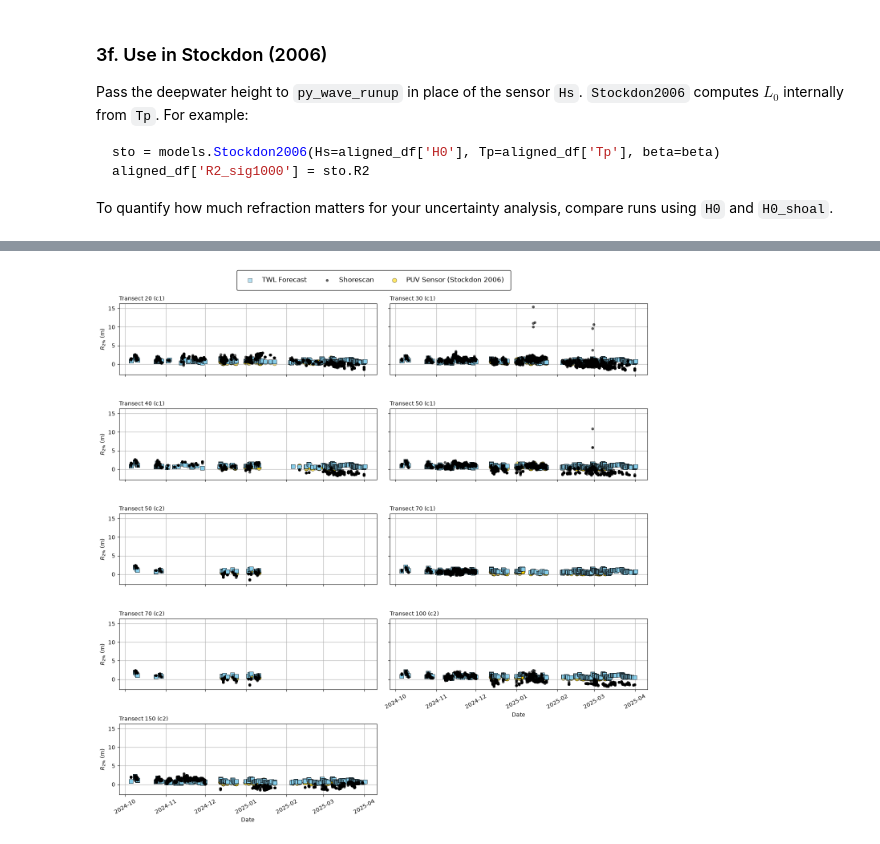
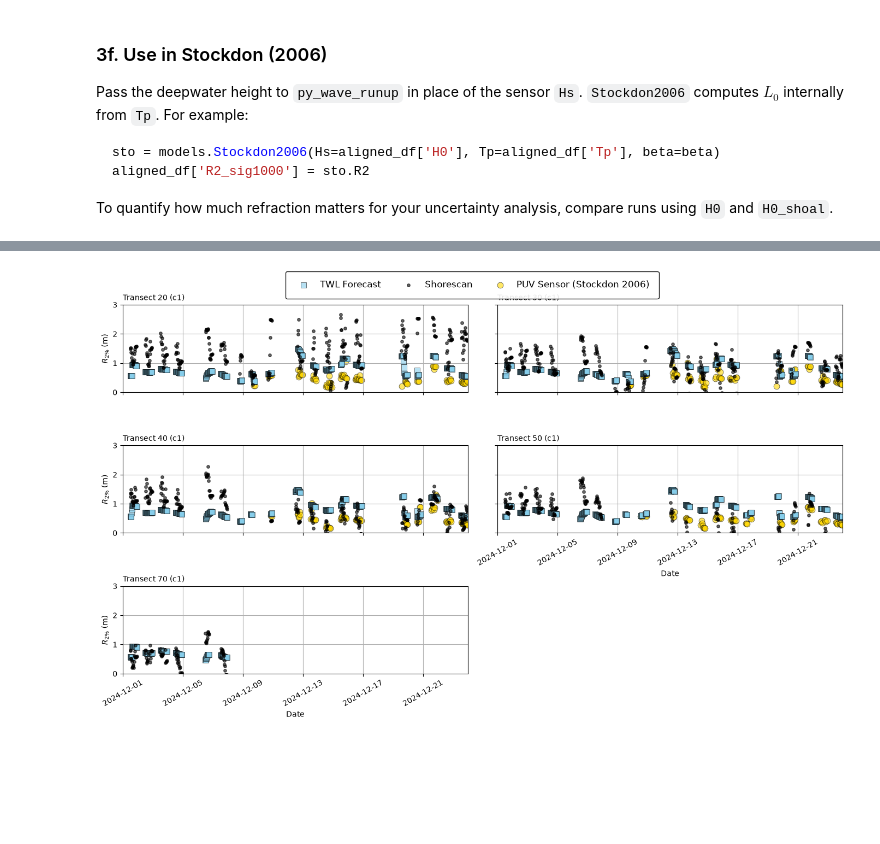
Before and after one commit to cvolpano/PUVprocessing_usgs, a Jupyter notebook: Scripts/TWL_SS_Stockdon2006_runup.ipynb, the cells around one changed output, grey strips where cells are left out. Drawn from its saved outputs; the diff is of its cells as text; code cells hidden in the pictures; blank space fills up the shorter version.

Commit message:
Updated Runup plotting scripts

```diff
--- a/Scripts/TWL_SS_Stockdon2006_runup.ipynb
+++ b/Scripts/TWL_SS_Stockdon2006_runup.ipynb
@@ -17,8 +17,8 @@ from py_wave_runup import models
 ## 1. Load Data Files
 # %%
 
-SS_PATH = "E:\\results_11122026\\processed\\Shorescan_TWL_viewer_noVdatum_all-batches.csv"
-PUV_PATH = "C:\\Users\\cvolp\\shorescan_processing\\DATA\\sig1000_waves_ALL.csv"
+SS_PATH = "C:\\Users\\cvolp\\shorescan_processing\\output_plots\\Dec_2024_noTWLrecompute\\processed\\Shorescan_TWL_viewer_Dec_2024_noTWLrecompute_20241201-20241231.csv"
+PUV_PATH = "..\\..\\shorescan_processing\\DATA\\sig1000_waves_ALL.csv"
 
 # Load Shorescan Output
 df_ss=pd.read_csv(SS_PATH)
@@ -381,16 +435,33 @@ def get_var(df, var):
     if var not in df.columns.get_level_values("variable"):
         return pd.DataFrame(index=df.index)        # nothing to plot, no crash
     return df.xs(var, axis=1, level="variable")    # cols: (transect, camera)
+lng = len(df_puv)
 
+keys = list(aligned_df.keys())
+print(keys)
+print(list(df_puv))
+beta = 0.1
+beta_ln = [beta]*lng
 
-r2 = get_var(aligned_df, "ss_R2")
+sto = models.Stockdon2006(Hs=df_puv['H0'], Tp=df_puv['Tp'], beta=beta_ln)
+
+print((sto))
+R2_sig1000 = sto.R2
+
+r2 = get_var(aligned_df, "ss_twl_2pct_peaks")
+setup = get_var(aligned_df,"ss_setup_file")
+tide = get_var(aligned_df,"cc_tide")
+print(tide)
+
 
 fig, ax = plt.subplots(figsize=(14, 5))
 ax.grid(True, zorder=0)
 for (t, cam), s in r2.items():
+    r2[t, cam] = s - setup[t, cam] - tide[t, cam]
     ax.scatter(s.index, s, edgecolor="k", linewidths=0.5, zorder=5,
-               label=f"Transect {t} ({cam})")
-ax.set(xlabel="Datetime", ylabel="Shorescan $R_{2\\%}$ (m)")
+               label=f"Transect {t} ({cam})",c=s,cmap='managua')
+ax.plot(df_puv.index,R2_sig1000,label='PUV Deshoaled TWL R2%')
+ax.set(xlabel="Datetime", ylabel="Shorescan $R_{2\\%}$ (m)",ylim=[-1.5,3.5],xlim=([pd.Timestamp('12-01-2024'),pd.Timestamp('12-24-2024')]))
 ax.legend(ncol=3, fontsize=9)
 plt.show()
 # %% [output]
@@ -438,32 +527,34 @@ keys = sorted(data["sto06_R2"].columns)                 # (transect, camera) pai
 ncols = 2
 nrows = math.ceil(len(keys) / ncols)
 fig, axes = plt.subplots(nrows, ncols, figsize=(14, 2.8 * nrows),
                          sharex=True, sharey=True, squeeze=False)
 axes_flat = axes.ravel()                     # row-major: (0,0), (0,1), (1,0), ...
 
 for ax, key in zip(axes_flat, keys):
     ax.grid(True, zorder=0)
     for var, (label, style) in sources.items():
         if key in data[var].columns:
             ax.scatter(data[var].index, data[var][key], s=60,  alpha=0.6,
                        label=label, **style)
-            #ax.set_xlim(pd.to_datetime(["2024-12-12", "2024-12-18"]))
+            ax.set_xlim(pd.to_datetime(["2024-12-01", "2024-12-24"]))
+            ax.set_ylim([0, 5])
 
     ax.set_title(f"Transect {key[0]} ({key[1]})", fontsize=10, loc="left")
 
 for ax in axes_flat[len(keys):]:             # hide the leftover panel (odd count)
     ax.set_visible(False)
 
 for ax in axes[:, 0]:
     ax.set_ylabel("$R_{2\\%}$ (m)")
 for ax in axes_flat[max(len(keys) - ncols, 0):len(keys)]:   # bottom panel of each column
     ax.set_xlabel("Date")
+    ax.set_ylim([0,3])
     ax.tick_params(axis="x", labelrotation=30, labelbottom=True)
 
 handles, labels = axes_flat[0].get_legend_handles_labels()
 fig.legend(handles, labels, loc="upper center", ncol=len(sources),
            fontsize=12, frameon=True, framealpha=0.9, edgecolor="k", borderpad=1)
 fig.tight_layout(rect=(0, 0, 1, 0.96))       # leave room at top for the legend
 plt.show()
 # %% [output]
-[figure, old version]
+[figure, new version]
```
Also changed, not shown: parts of 4 cells of this notebook, 3 other files.
